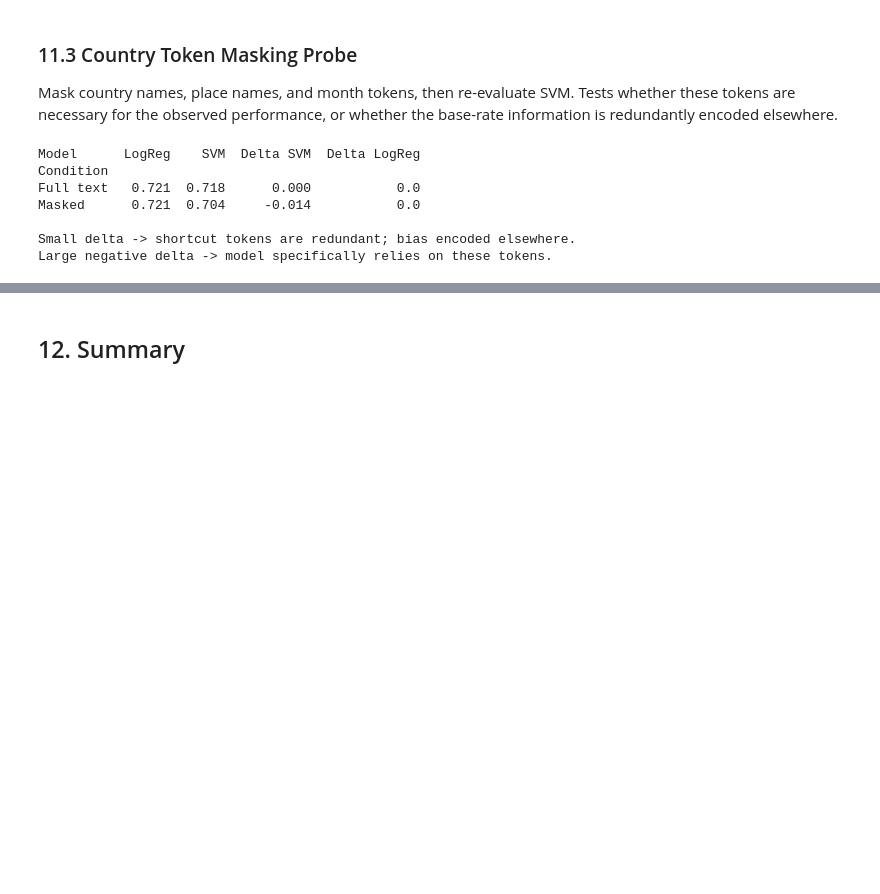
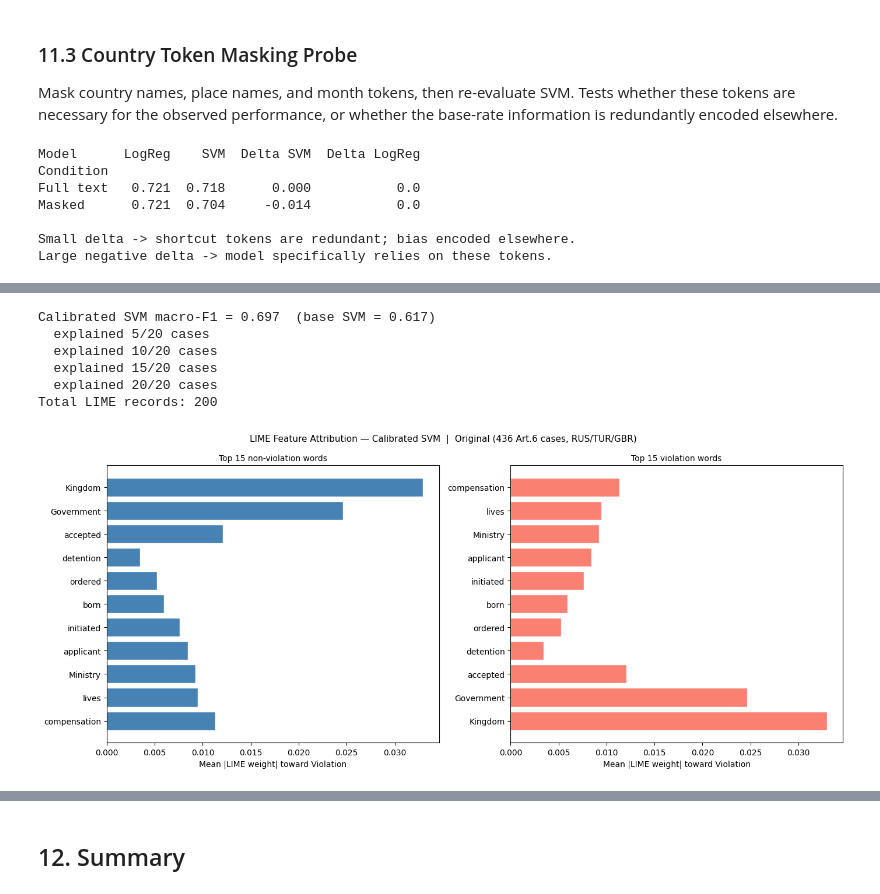
Before and after one commit to leondgarse/echr, a Jupyter notebook: echr.ipynb, the cells around one changed output, grey strips where cells are left out. Drawn from its saved outputs; the diff is of its cells as text; code cells hidden in the pictures; blank space fills up the shorter version.

```diff
--- a/echr.ipynb
+++ b/echr.ipynb
@@ -1001,0 +1057,79 @@ Large negative delta -> model specifically relies on these tokens.
+# %%
+from lime.lime_text import LimeTextExplainer
+from sklearn.calibration import CalibratedClassifierCV
+
+# ── Calibrated SVM for predict_proba (Platt scaling, 5-fold) ──────────────────
+calib_svm_pipe = Pipeline([
+    ('tfidf', TfidfVectorizer(**TFIDF_PARAMS)),
+    ('clf',   CalibratedClassifierCV(
+                  LinearSVC(C=0.1, class_weight='balanced', max_iter=3000),
+                  cv=5, method='sigmoid'))
+])
+calib_svm_pipe.fit(X_train, y_train)
+calib_mf1 = f1_score(y_test, calib_svm_pipe.predict(X_test), average='macro')
+print(f'Calibrated SVM macro-F1 = {calib_mf1:.3f}  (base SVM = {svm_f1:.3f})')
+
+# ── Sample balanced test cases ─────────────────────────────────────────────────
+N_LIME = 20
+np.random.seed(42)
+viol_idx   = np.where(y_test == 1)[0]
+noviol_idx = np.where(y_test == 0)[0]
+lime_sample_idx = np.concatenate([
+    np.random.choice(viol_idx,   min(N_LIME // 2, len(viol_idx)),   replace=False),
+    np.random.choice(noviol_idx, min(N_LIME // 2, len(noviol_idx)), replace=False),
+])
+
+# ── Run LIME ───────────────────────────────────────────────────────────────────
+svm_lime_explainer = LimeTextExplainer(
+    class_names=['No Violation', 'Violation'], random_state=42)
+
+svm_lime_records = []
+for i, idx in enumerate(lime_sample_idx):
+    exp = svm_lime_explainer.explain_instance(
+        X_test[idx], calib_svm_pipe.predict_proba,
+        num_features=10, num_samples=500, labels=(1,)
+    )
+    true_label = 'Violation' if y_test[idx] == 1 else 'No Violation'
+    for word, weight in exp.as_list(label=1):
+        svm_lime_records.append({'case': idx, 'true_label': true_label,
+                                  'word': word, 'weight': weight})
+    if (i + 1) % 5 == 0:
+        print(f'  explained {i+1}/{len(lime_sample_idx)} cases', flush=True)
+
+lime_svm_df = pd.DataFrame(svm_lime_records)
+print(f'Total LIME records: {len(lime_svm_df)}')
+
+# ── Aggregate across cases ─────────────────────────────────────────────────────
+agg_svm = (lime_svm_df.groupby('word')['weight']
+           .agg(mean_weight='mean', freq='count')
+           .query('freq >= 3')
+           .sort_values('mean_weight'))
+
+TOP_N = 15
+top_viol_svm   = agg_svm.tail(TOP_N)
+top_noviol_svm = agg_svm.head(TOP_N).iloc[::-1]
+
+fig, axes = plt.subplots(1, 2, figsize=(14, 6))
+for ax, subset, title, color in [
+    (axes[0], top_noviol_svm, f'Top {TOP_N} non-violation words', 'steelblue'),
+    (axes[1], top_viol_svm,   f'Top {TOP_N} violation words',     'salmon'),
+]:
+    ax.barh(range(len(subset)), np.abs(subset['mean_weight']),
+            color=color, edgecolor='white')
+    ax.set_yticks(range(len(subset)))
+    ax.set_yticklabels(subset.index)
+    ax.set_xlabel('Mean |LIME weight| toward Violation')
+    ax.set_title(title, fontsize=10)
+plt.suptitle(f'LIME Feature Attribution — Calibrated SVM  |  {cfg["label"]}', fontsize=11)
+plt.tight_layout(); plt.show()
+
+print('\nTop violation words    (LIME):', list(top_viol_svm.index[::-1])[:10])
+print('Top non-violation words (LIME):', list(top_noviol_svm.index[::-1])[:10])
+# %% [output]
+Calibrated SVM macro-F1 = 0.697  (base SVM = 0.617)
+  explained 5/20 cases
+  explained 10/20 cases
+  explained 15/20 cases
+  explained 20/20 cases
+Total LIME records: 200
+[figure, added]
```
Also changed, not shown: parts of 16 cells of this notebook, 3 other files.
